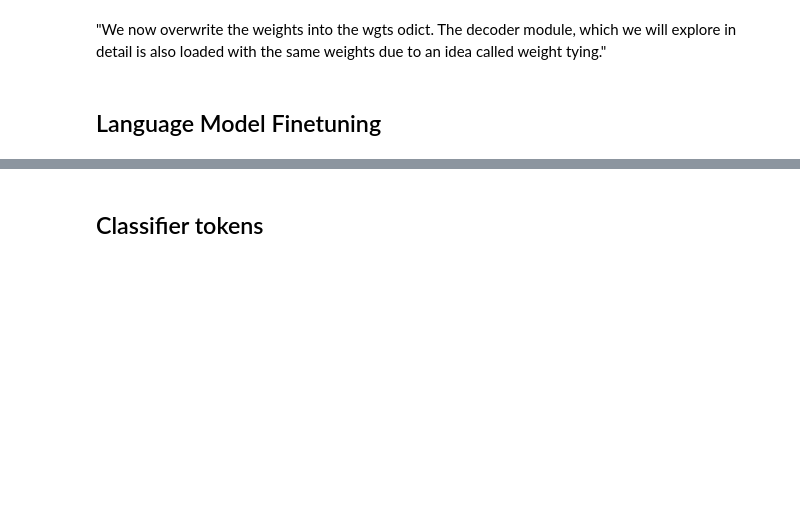
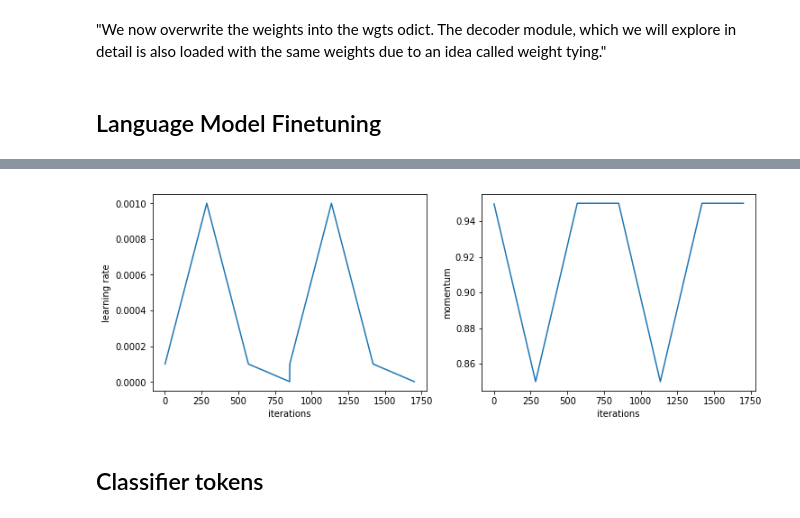
Before and after one commit to dpalominop/ULMFit, a Jupyter notebook: Classifier.ipynb, the cells around one changed output, grey strips where cells are left out. Drawn from its saved outputs; the diff is of its cells as text; code cells hidden in the pictures; blank space fills up the shorter version.

```diff
--- a/Classifier.ipynb
+++ b/Classifier.ipynb
@@ -537,5 +541,5 @@ HBox(children=(IntProgress(value=0, description='Epoch', max=3, style=ProgressSt
 # %%
-lr= 2e-4
+lr= 1e-3
 lrs = lr
 # %%
 learn.clip=0.12
@@ -564,6 +568,9 @@ epoch      trn_loss   val_loss   accuracy
 # %%
+learn.sched.plot_lr()
 learn.load('lm1_wgts')
 learn.save_encoder('lm1_enc')
+# %% [output]
+[figure, added]
 # %% [markdown]
 ## Classifier tokens
 # %%
```
Also changed, not shown: parts of 29 cells of this notebook, 6 other files.
